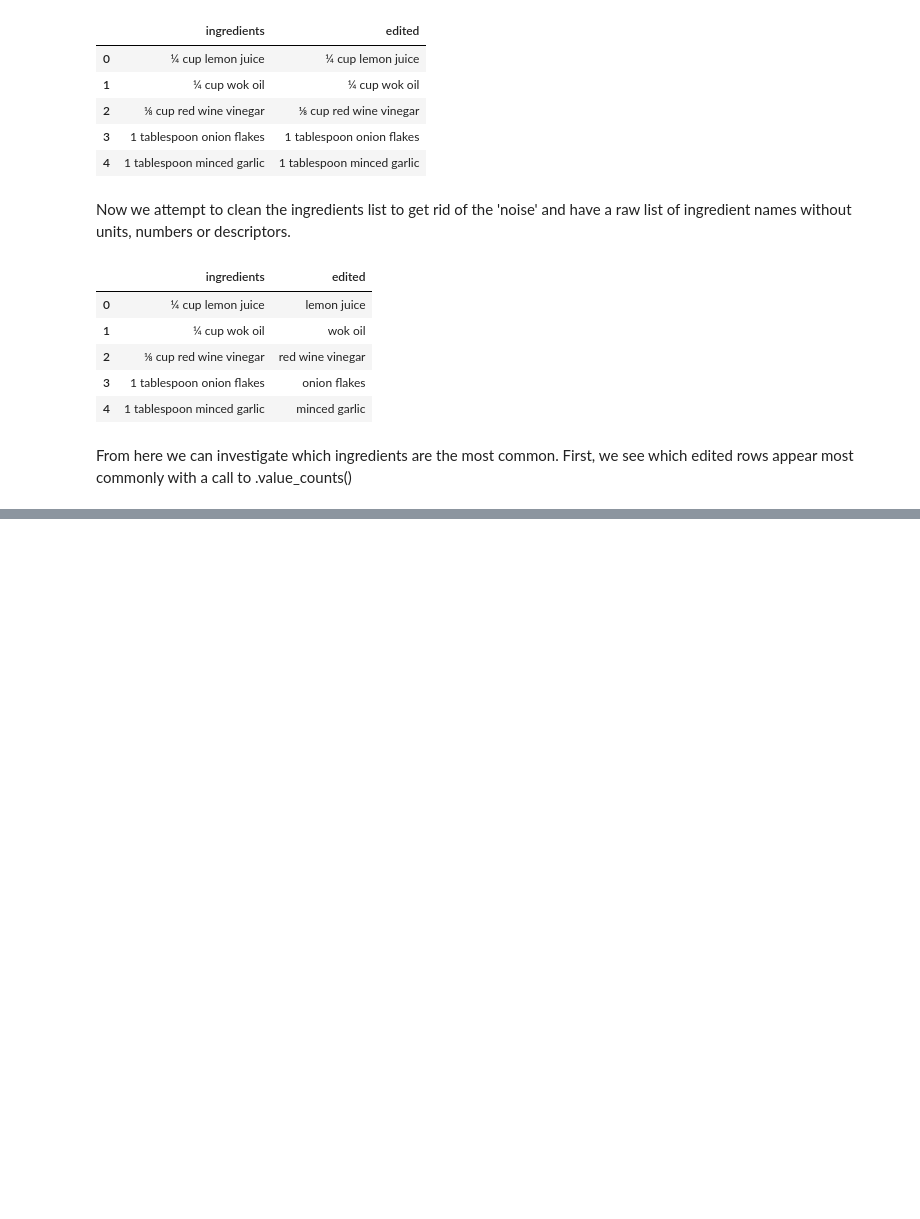
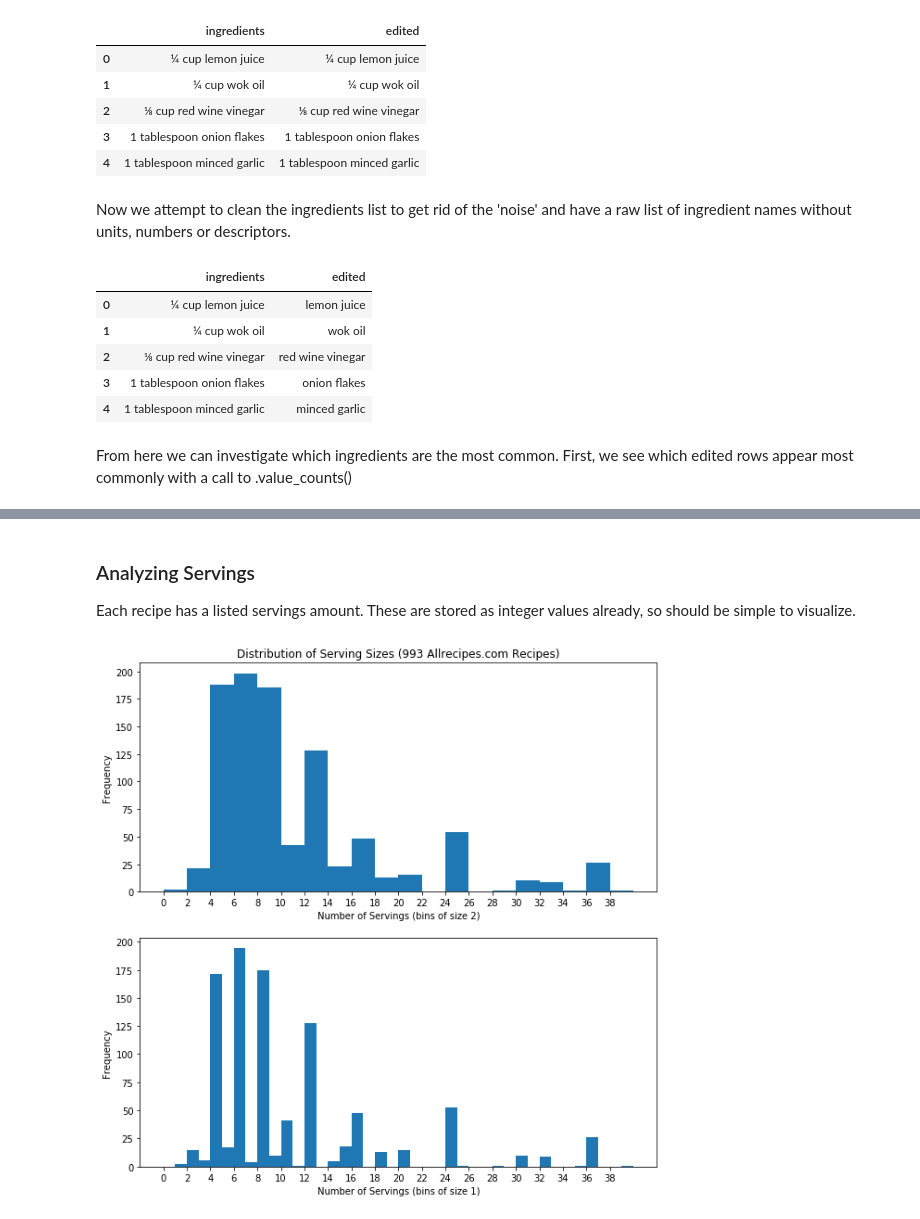
Before and after one commit to ryanjcarroll/Recipes-Data-Analysis, a Jupyter notebook: Recipe Data Project.ipynb, the cells around one changed output, grey strips where cells are left out. Drawn from its saved outputs; the diff is of its cells as text; code cells hidden in the pictures; blank space fills up the shorter version.

```diff
--- a/Recipe Data Project.ipynb
+++ b/Recipe Data Project.ipynb
@@ -283,0 +271,27 @@ plt.show()
+# %% [markdown]
+### Analyzing Servings
+
+Each recipe has a listed servings amount.  These are stored as integer values already, so should be simple to visualize.
+# %%
+fig = plt.figure(figsize=(10,10))
+ax1 = fig.add_subplot(2, 1, 1)
+ax2 = fig.add_subplot(2, 1, 2)
+
+bins = 20
+max = 40
+tick_positions = max/bins * np.arange(bins)
+
+ax1.hist(recipes['servings'], bins=bins, range=(0,max))
+ax1.set_xticks(tick_positions)
+ax1.set_xlabel('Number of Servings (bins of size 2)')
+ax1.set_ylabel('Frequency')
+ax1.set_title('Distribution of Serving Sizes (' + str(recipes.shape[0]) + ' Allrecipes.com Recipes)')
+
+ax2.hist(recipes['servings'], bins=max, range=(0,max))
+ax2.set_xticks(tick_positions)
+ax2.set_xlabel('Number of Servings (bins of size 1)')
+ax2.set_ylabel('Frequency')
+
+plt.show()
+# %% [output]
+[figure, added]
```
Also changed, not shown: parts of 7 cells of this notebook.
